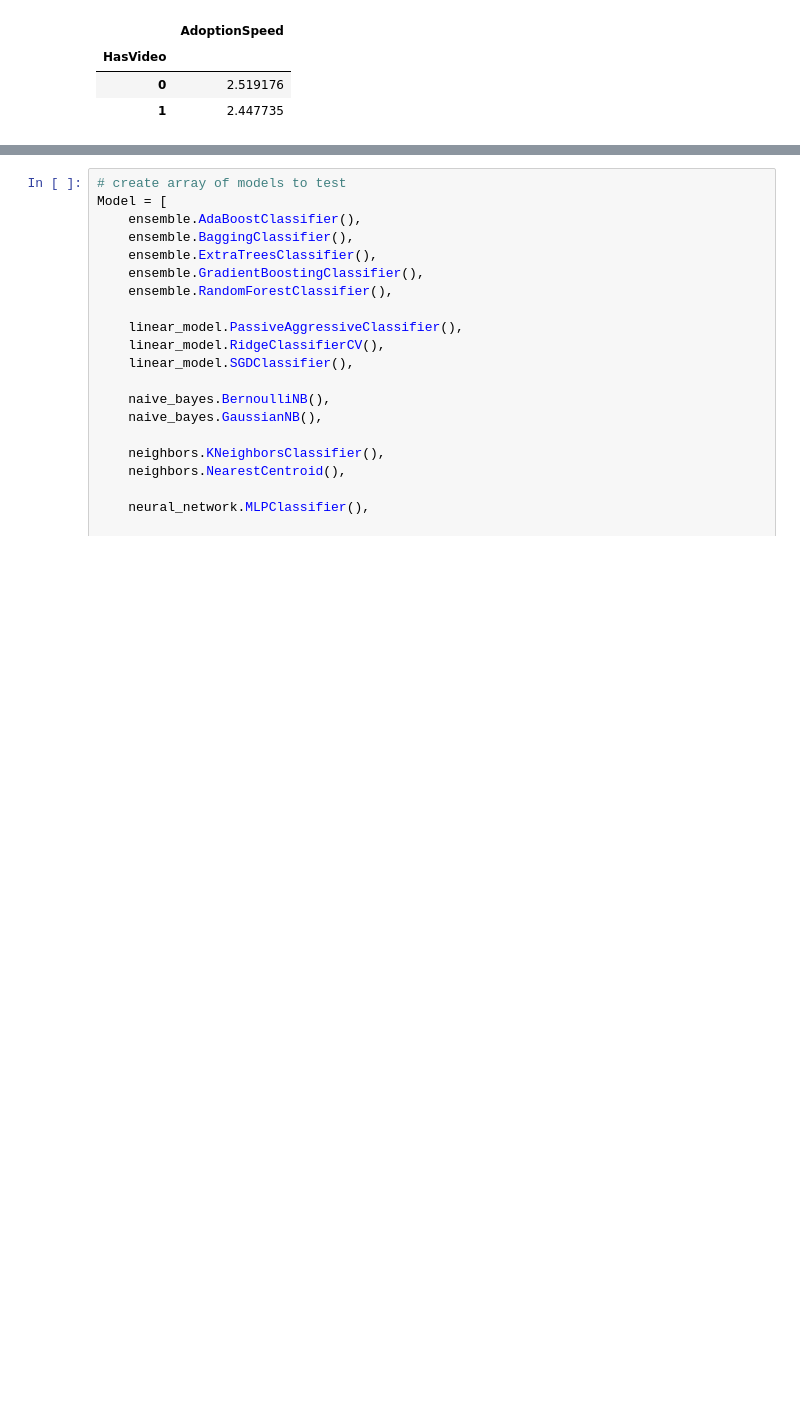
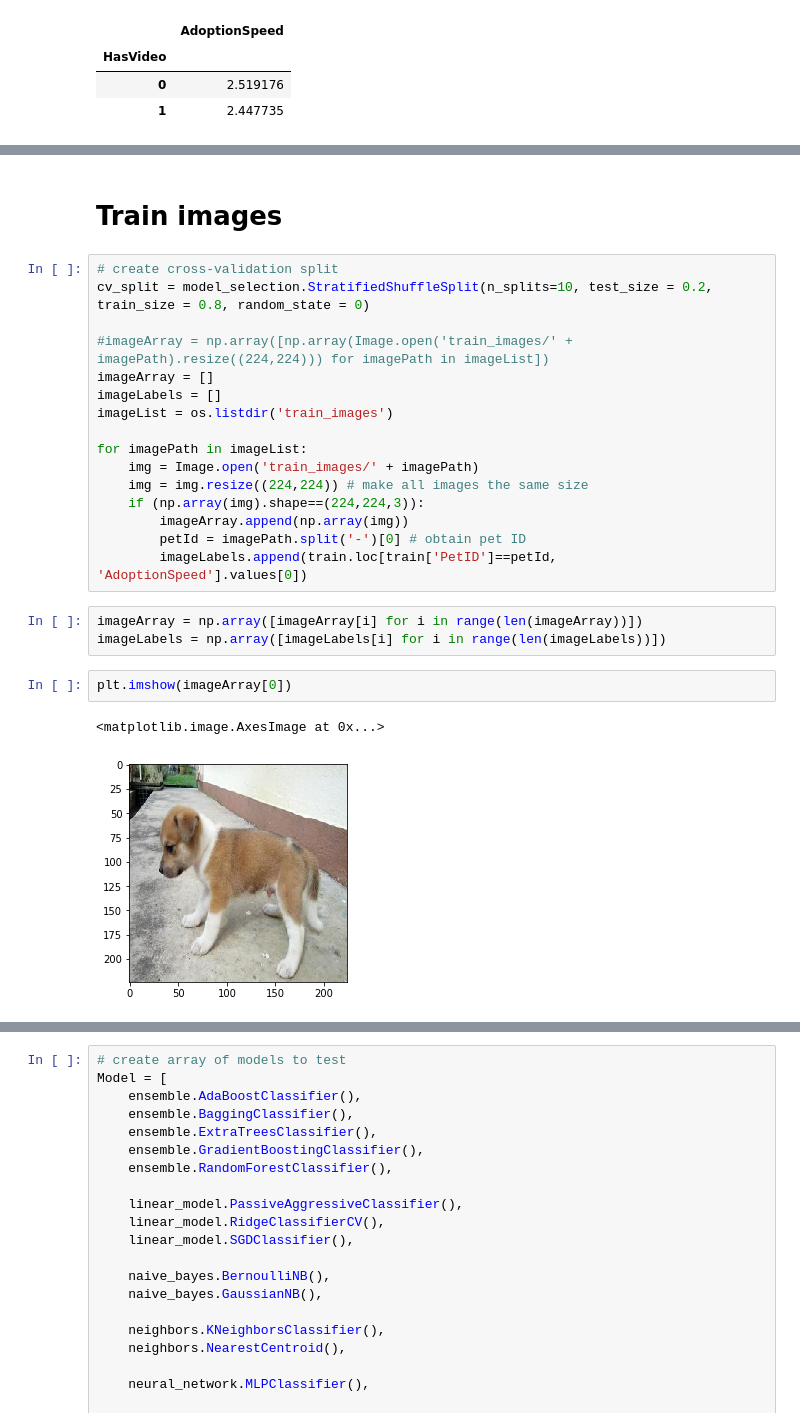
Before and after one commit to jasonnguyen3697/Adoption_prediction, a Jupyter notebook: Kernel.ipynb, the cells around one changed output, grey strips where cells are left out. Drawn from its saved outputs; the diff is of its cells as text; blank space fills up the shorter version.

Commit message:
create conv net for images

```diff
--- a/Kernel.ipynb
+++ b/Kernel.ipynb
@@ -712,0 +744,26 @@ data[['HasVideo', 'AdoptionSpeed']].groupby('HasVideo').mean()
+# %% [markdown]
+# Train images
+# %%
+# create cross-validation split
+cv_split = model_selection.StratifiedShuffleSplit(n_splits=10, test_size = 0.2, train_size = 0.8, random_state = 0)
+
+#imageArray = np.array([np.array(Image.open('train_images/' + imagePath).resize((224,224))) for imagePath in imageList])
+imageArray = []
+imageLabels = []
+imageList = os.listdir('train_images')
+
+for imagePath in imageList:
+    img = Image.open('train_images/' + imagePath)
+    img = img.resize((224,224)) # make all images the same size
+    if (np.array(img).shape==(224,224,3)):
+        imageArray.append(np.array(img))
+        petId = imagePath.split('-')[0] # obtain pet ID
+        imageLabels.append(train.loc[train['PetID']==petId, 'AdoptionSpeed'].values[0])
+# %%
+imageArray = np.array([imageArray[i] for i in range(len(imageArray))])
+imageLabels = np.array([imageLabels[i] for i in range(len(imageLabels))])
+# %%
+plt.imshow(imageArray[0])
+# %% [output]
+<matplotlib.image.AxesImage at 0x...>
+[figure, added]
```
Also changed, not shown: parts of 37 cells of this notebook.
